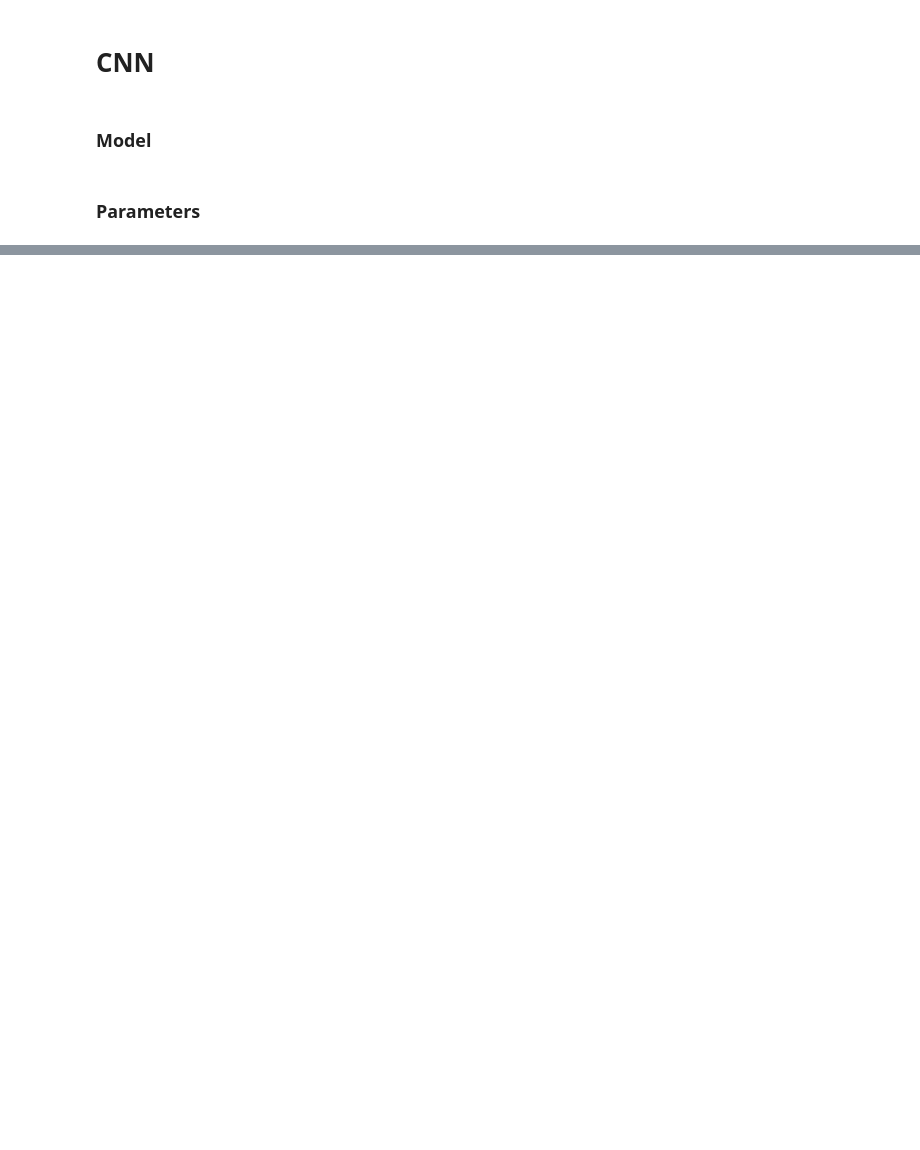
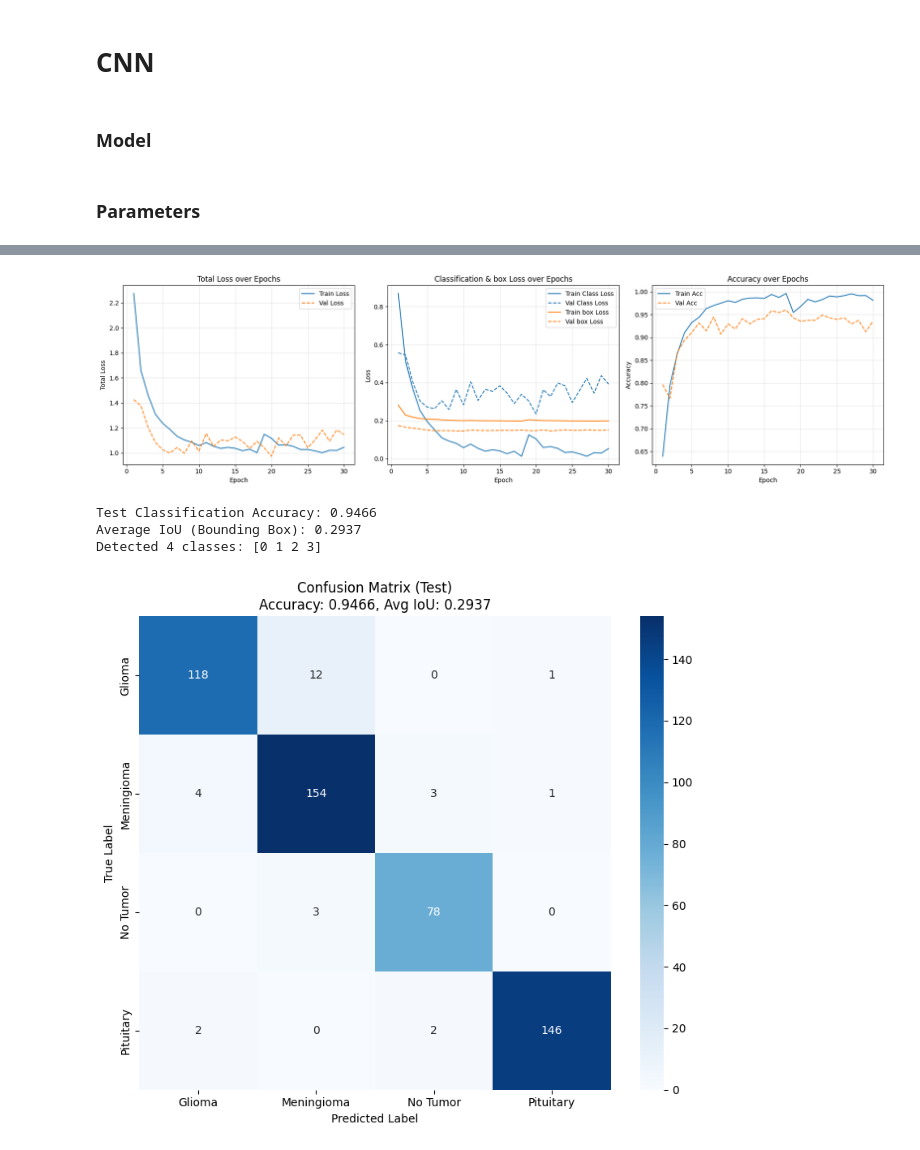
Before and after one commit to Tiromachelan/brain-tumor-detection, a Jupyter notebook: Project2.ipynb, the cells around one changed output, grey strips where cells are left out. Cells and saved outputs as stored; diff of their text form; code cells hidden in the pictures; blank space fills up the shorter version.

```diff
--- a/Project2.ipynb
+++ b/Project2.ipynb
@@ -188,12 +192,13 @@ for split in splits:
 
 # 11 seconds on laptop
 # %%
-# Custom dataset class
 class BrainMRIDataset(torch.utils.data.Dataset):
     def __init__(self, root_dir, transform=None):
         self.root_dir = root_dir
         self.transform = transform
         self.samples = []
+
+        global splits, categories # Access global variables for splits and categories
 
         # Load all splits and categories
         for split in os.listdir(root_dir):
@@ -208,10 +213,24 @@ class BrainMRIDataset(torch.utils.data.Dataset):
 
                 for img_name in os.listdir(img_dir):
                     if img_name.endswith('.jpg'):
-                        self.samples.append({
-                            'img_path': os.path.join(img_dir, img_name),
-                            'label_path': os.path.join(label_dir, img_name.replace('.jpg', '.txt'))
-                        })
+                        img_path = os.path.join(img_dir, img_name)
+                        label_path = os.path.join(label_dir, img_name.replace('.jpg', '.txt'))
+
+                        # Check if label file exists and contains valid bounding box entries
+                        if os.path.exists(label_path):
+                            with open(label_path, 'r') as f:
+                                lines = f.readlines()
+                            # Filter for lines that are not empty and have the correct number of components
+                            valid_label_lines = [line for line in lines if line.strip() and len(line.strip().split()) == 5]
+                            if valid_label_lines: # Only add sample if there are valid bounding boxes
+                                self.samples.append({
+                                    'img_path': img_path,
+                                    'label_path': label_path
+                                })
+                            # else: # Optional: print a warning if a label file is empty/invalid
+                            #     print(f"Warning: Skipping {img_name} due to empty or invalid label file.")
+                        # else: # Optional: print a warning if a label file is missing
+                        #     print(f"Warning: Skipping {img_name} due to missing label file.")
 
     def __len__(self):
         return len(self.samples)
@@ -230,13 +249,15 @@ class BrainMRIDataset(torch.utils.data.Dataset):
             lines = f.readlines()
             for line in lines:
                 components = line.strip().split()
-                class_id = int(components[0])
-                x_center = float(components[1])
-                y_center = float(components[2])
-                width = float(components[3])
-                height = float(components[4])
-                boxes.append([class_id, x_center, y_center, width, height])
+                if len(components) == 5: # Ensure the line has enough components (class_id, x, y, w, h)
+                    class_id = int(components[0])
+                    x_center = float(components[1])
+                    y_center = float(components[2])
+                    width = float(components[3])
+                    height = float(components[4])
+                    boxes.append([class_id, x_center, y_center, width, height])
 
+        # At this point, 'boxes' should not be empty because we filtered in __init__
         boxes = torch.tensor(boxes, dtype=torch.float32)
 
         return image, boxes
@@ -614,0 +654,8 @@ KeyboardInterrupt:
+# %%
+display_results("models/<class '__main__.CNN'>.pth")
+# %% [output]
+[figure, added]
+Test Classification Accuracy: 0.9466
+Average IoU (Bounding Box): 0.2937
+Detected 4 classes: [0 1 2 3]
+[figure, added]
```
Also changed, not shown: parts of 5 cells of this notebook.
